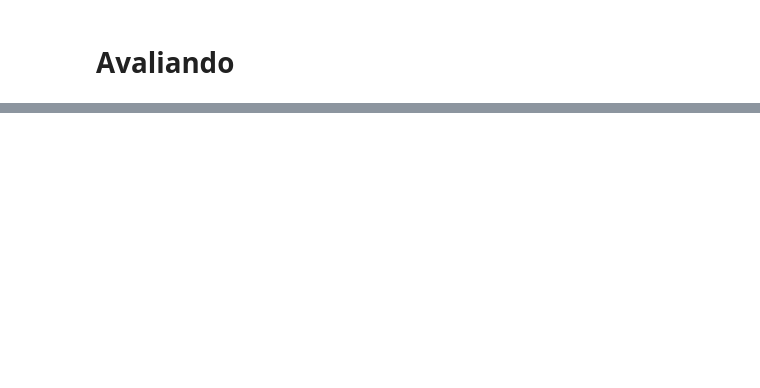
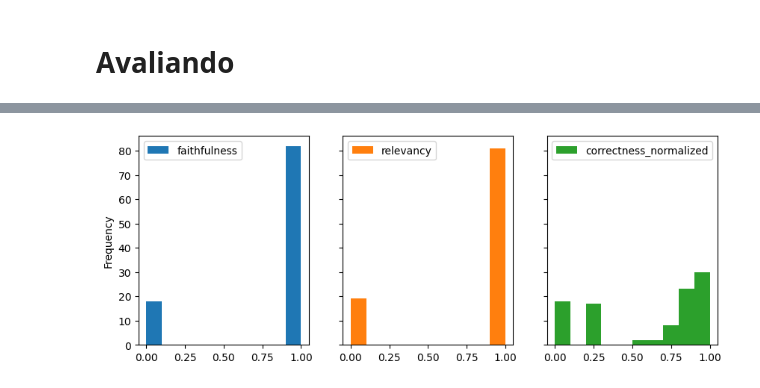
Before and after one commit to rsabilio/ia024-projeto-rag, a Jupyter notebook: 2_rag_bm25.ipynb, the cells around one changed output, grey strips where cells are left out. Saved outputs shown, nothing was run; the diff lists cells and outputs as text; code cells hidden in the pictures; blank space fills up the shorter version.

```diff
--- a/2_rag_bm25.ipynb
+++ b/2_rag_bm25.ipynb
@@ -304,0 +738,13 @@ df
+# %%
+from sklearn.preprocessing import MinMaxScaler
+
+df_normalizado = df_completo.copy()
+
+
+# Inicializar o MinMaxScaler
+scaler = MinMaxScaler()
+
+# Normalizar a coluna 'A'
+df_normalizado['correctness_normalized'] = scaler.fit_transform(df_normalizado[['correctness']])
+
+df_normalizado.describe()
@@ -304,0 +761,4 @@ df
+# %%
+df_normalizado.drop(columns='correctness').plot(kind='hist', subplots=True, layout=(2, 3), figsize=(10, 8), sharey=True);
+# %% [output]
+[figure, added]
```
Also changed, not shown: parts of 38 cells of this notebook.
